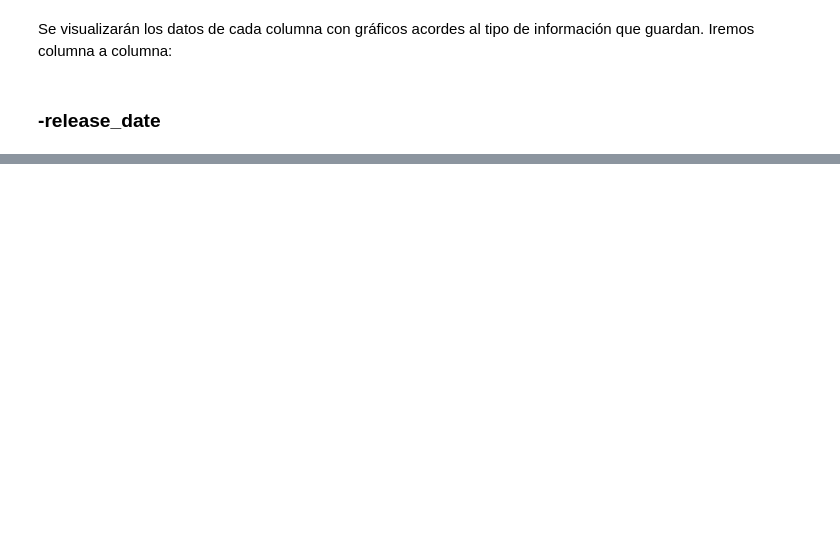
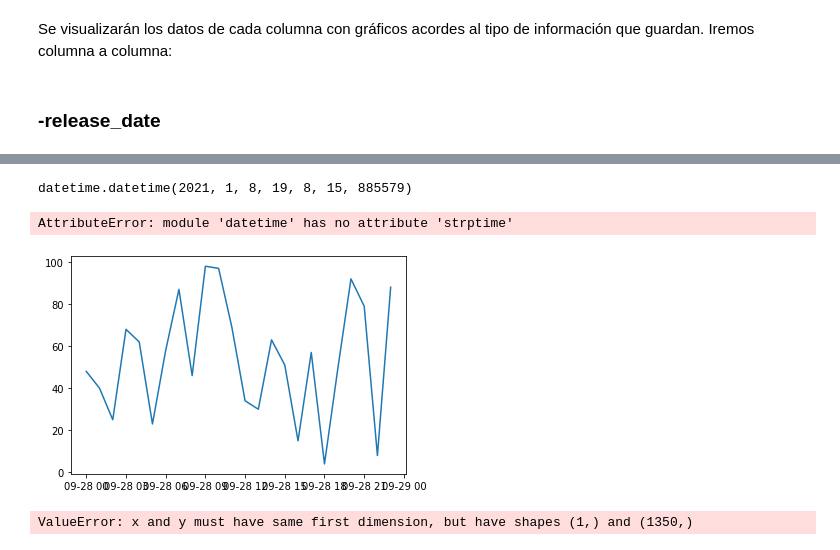
Before and after one commit to JaunIgciona/DataBootcamp_Nov2020, a Jupyter notebook: 4. Proyectos/EDA project/notebooks/data_exploration.ipynb, the cells around one changed output, grey strips where cells are left out. Drawn from its saved outputs; the diff is of its cells as text; code cells hidden in the pictures; blank space fills up the shorter version.

```diff
--- a/4. Proyectos/EDA project/notebooks/data_exploration.ipynb
+++ b/4. Proyectos/EDA project/notebooks/data_exploration.ipynb
@@ -44,0 +110,4 @@ Se visualizarán los datos de cada columna con gráficos acordes al tipo de info
+# %%
+x[0]
+# %% [output]
+datetime.datetime(2021, 1, 8, 19, 8, 15, 885579)
@@ -44,0 +116,19 @@ Se visualizarán los datos de cada columna con gráficos acordes al tipo de info
+# %%
+x_axes = datetime.strptime(x_axes)
+y_axes = released_movies_Y.values
+# %% [output]
+AttributeError: module 'datetime' has no attribute 'strptime'
+# %%
+x = np.array([datetime.datetime(2013, 9, 28, i, 0) for i in range(24)])
+y = np.random.randint(100, size=x.shape)
+
+plt.plot(x,y)
+plt.show()
+# %% [output]
+[figure, added]
+# %%
+fig_7 = plt.figure(figsize=(8,5),dpi=100)
+axes_7 = fig_7.add_axes([0.1,0.1,0.9,0.9])
+plt.plot(x_axes, y_axes)
+# %% [output]
+ValueError: x and y must have same first dimension, but have shapes (1,) and (1350,)
```
Also changed, not shown: parts of 22 cells of this notebook, 2 other files.
